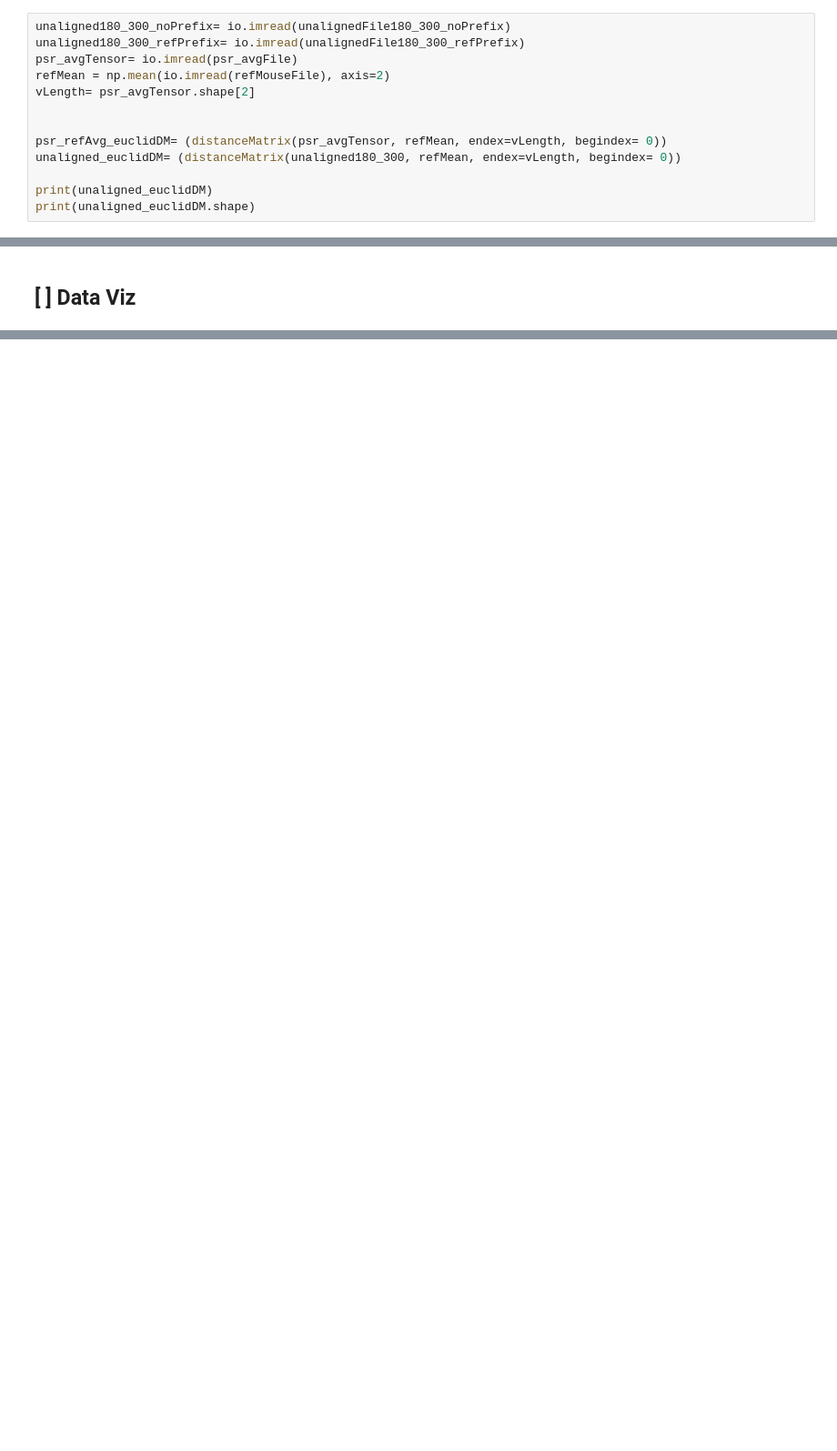
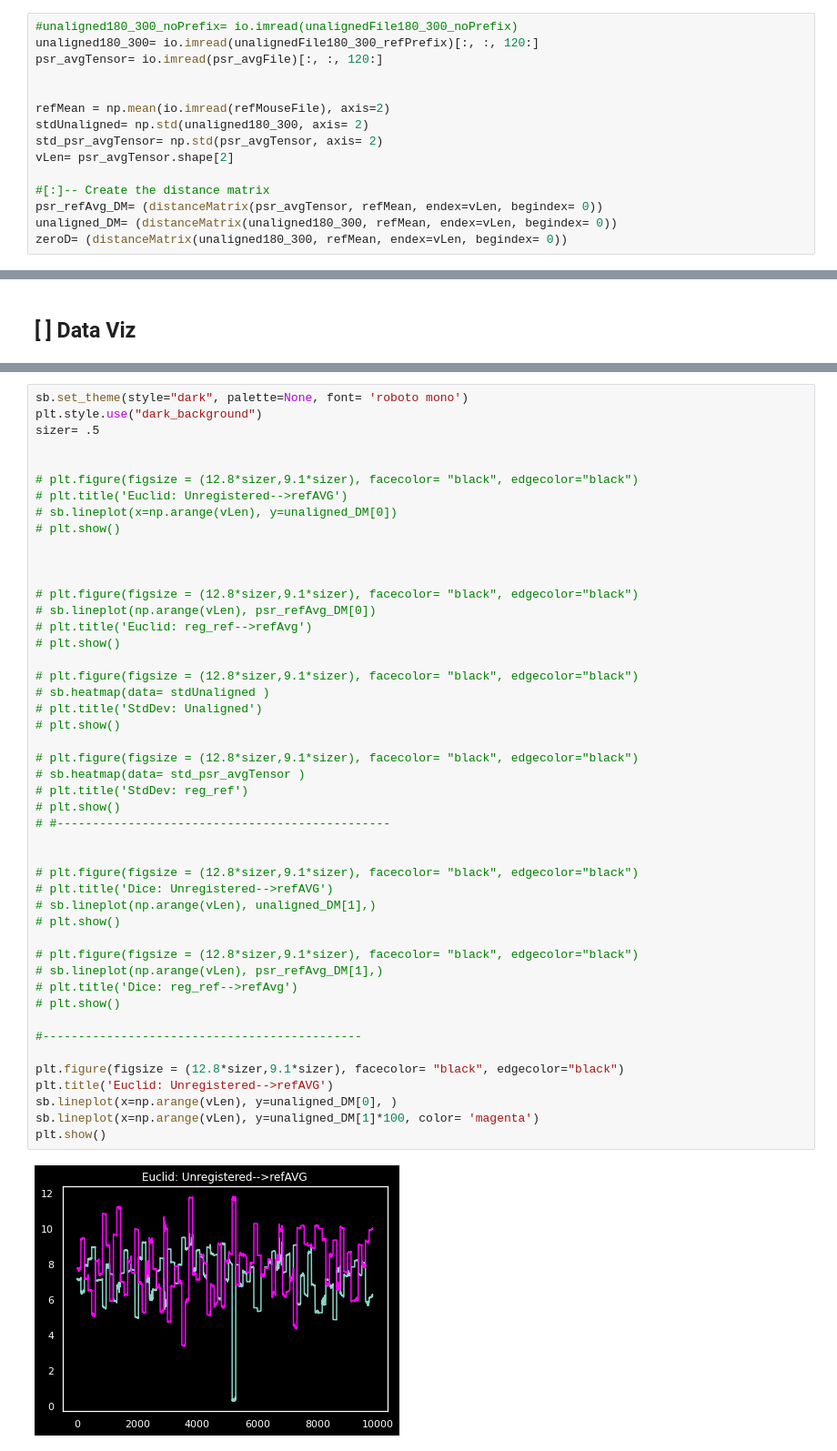
Before and after one commit to Koogleblitz/Registration-and-Alignment-for-Neuroimagery, a Jupyter notebook: pipeline.ipynb, the cells around one changed output, grey strips where cells are left out. Shown: that part at 91% size. Saved outputs shown, nothing was run; the diff lists cells and outputs as text; blank space fills up the shorter version.

Commit message:
added dice similarity

```diff
--- a/pipeline.ipynb
+++ b/pipeline.ipynb
@@ -310,13 +337,15 @@ Elements of type: <class 'numpy.float64'>
 # %%
-unaligned180_300_noPrefix= io.imread(unalignedFile180_300_noPrefix)
-unaligned180_300_refPrefix= io.imread(unalignedFile180_300_refPrefix)
-psr_avgTensor= io.imread(psr_avgFile)
-refMean = np.mean(io.imread(refMouseFile), axis=2)
-vLength= psr_avgTensor.shape[2]
+#unaligned180_300_noPrefix= io.imread(unalignedFile180_300_noPrefix)
+unaligned180_300= io.imread(unalignedFile180_300_refPrefix)[:, :, 120:]
+psr_avgTensor= io.imread(psr_avgFile)[:, :, 120:]
 
 
-psr_refAvg_euclidDM= (distanceMatrix(psr_avgTensor, refMean, endex=vLength, begindex= 0))
-unaligned_euclidDM= (distanceMatrix(unaligned180_300, refMean, endex=vLength, begindex= 0))
+refMean = np.mean(io.imread(refMouseFile), axis=2)
+stdUnaligned= np.std(unaligned180_300, axis= 2)
+std_psr_avgTensor= np.std(psr_avgTensor, axis= 2)
+vLen= psr_avgTensor.shape[2]
 
-print(unaligned_euclidDM)
-print(unaligned_euclidDM.shape)
+#[:]-- Create the distance matrix
+psr_refAvg_DM= (distanceMatrix(psr_avgTensor, refMean, endex=vLen, begindex= 0))
+unaligned_DM= (distanceMatrix(unaligned180_300, refMean, endex=vLen, begindex= 0))
+zeroD= (distanceMatrix(unaligned180_300, refMean, endex=vLen, begindex= 0))
@@ -336,0 +375,49 @@ print(unaligned_euclidDM.shape)
+# %%
+sb.set_theme(style="dark", palette=None, font= 'roboto mono')
+plt.style.use("dark_background")
+sizer= .5
+
+
+# plt.figure(figsize = (12.8*sizer,9.1*sizer), facecolor= "black", edgecolor="black")
+# plt.title('Euclid: Unregistered-->refAVG')
+# sb.lineplot(x=np.arange(vLen), y=unaligned_DM[0])
+# plt.show()
+
+
+
+# plt.figure(figsize = (12.8*sizer,9.1*sizer), facecolor= "black", edgecolor="black")
+# sb.lineplot(np.arange(vLen), psr_refAvg_DM[0])
+# plt.title('Euclid: reg_ref-->refAvg')
+# plt.show()
+
+# plt.figure(figsize = (12.8*sizer,9.1*sizer), facecolor= "black", edgecolor="black")
+# sb.heatmap(data= stdUnaligned )
+# plt.title('StdDev: Unaligned')
+# plt.show()
+
+# plt.figure(figsize = (12.8*sizer,9.1*sizer), facecolor= "black", edgecolor="black")
+# sb.heatmap(data= std_psr_avgTensor )
+# plt.title('StdDev: reg_ref')
+# plt.show()
+# #-----------------------------------------------
+
+
+# plt.figure(figsize = (12.8*sizer,9.1*sizer), facecolor= "black", edgecolor="black")
+# plt.title('Dice: Unregistered-->refAVG')
+# sb.lineplot(np.arange(vLen), unaligned_DM[1],)
+# plt.show()
+
+# plt.figure(figsize = (12.8*sizer,9.1*sizer), facecolor= "black", edgecolor="black")
+# sb.lineplot(np.arange(vLen), psr_refAvg_DM[1],)
+# plt.title('Dice: reg_ref-->refAvg')
+# plt.show()
+
+#---------------------------------------------
+
+plt.figure(figsize = (12.8*sizer,9.1*sizer), facecolor= "black", edgecolor="black")
+plt.title('Euclid: Unregistered-->refAVG')
+sb.lineplot(x=np.arange(vLen), y=unaligned_DM[0], )
+sb.lineplot(x=np.arange(vLen), y=unaligned_DM[1]*100, color= 'magenta')
+plt.show()
+# %% [output]
+[figure, added]
```
Also changed, not shown: parts of 22 cells of this notebook.
